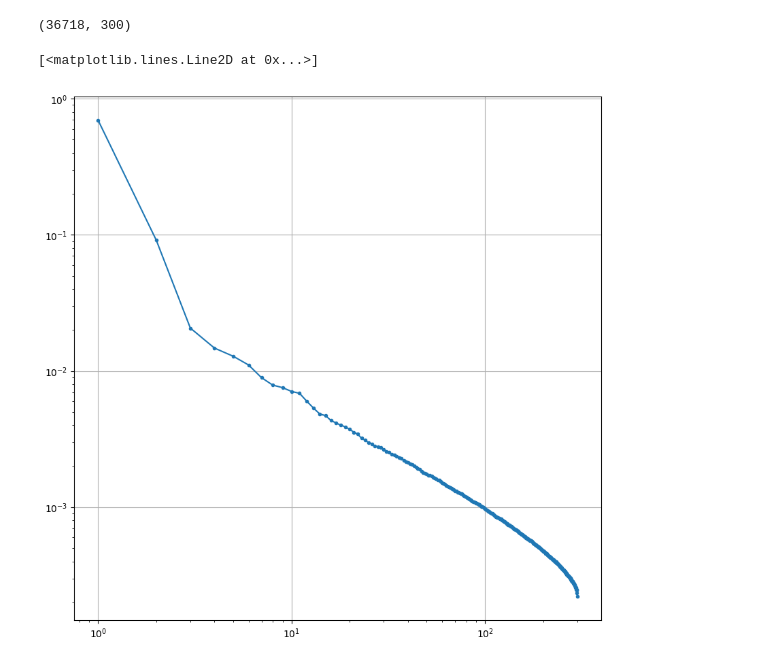
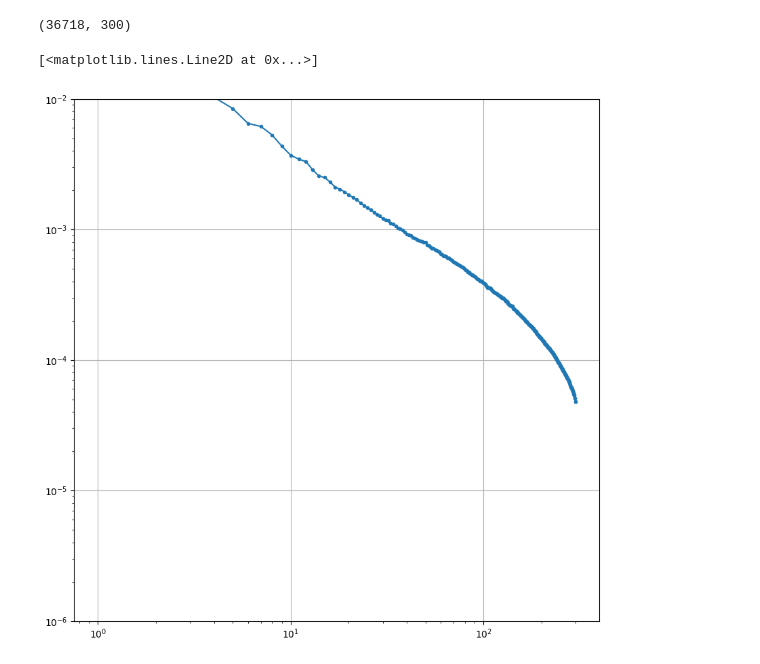
Before and after one commit to hoppiece/text_power_raw, a Jupyter notebook: notebooks/analyze_emgeddings.ipynb, the cells around one changed output. Cells and saved outputs as stored; diff of their text form; code cells hidden in the pictures.

```diff
--- a/notebooks/analyze_emgeddings.ipynb
+++ b/notebooks/analyze_emgeddings.ipynb
@@ -16,7 +16,7 @@ x.shape
 (36718, 1024)
 # %%
 import numpy as np
-x = np.load("gensim_embeddings/wikitext_word2vec_embeddings.npy")
+x = np.load("gensim_embeddings/wikitext_word2vec-alpha-1.5_embeddings.npy")
 x.shape
 # %% [output]
 (36718, 300)
@@ -45,12 +45,12 @@ log_pc_dim, log_var = np.log(pc_dim), np.log(pc_var)
 # %%
 import matplotlib.pyplot as plt
 
 fig, ax = plt.subplots(figsize=(10, 10))
 ax.grid()
 ax.set_xscale("log")
 ax.set_yscale("log")
-#ax.set_ylim(1e-4, 1e2)
+ax.set_ylim(1e-6, 1e-2)
 ax.plot(pc_dim, pc_var, ".-")
 # %% [output]
 [<matplotlib.lines.Line2D at 0x...>]
-[figure, old version]
+[figure, new version]
```
Also changed, not shown: 10 other files.
